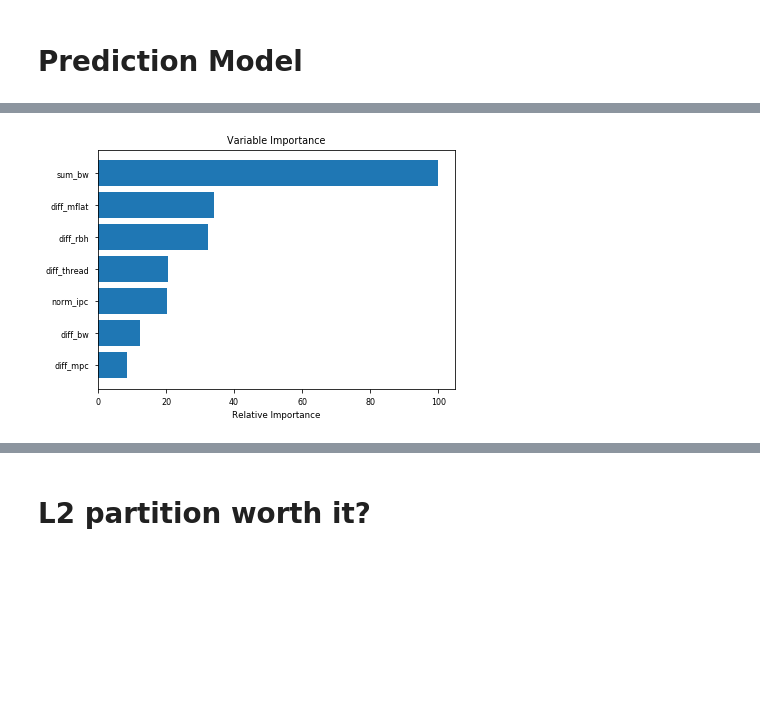
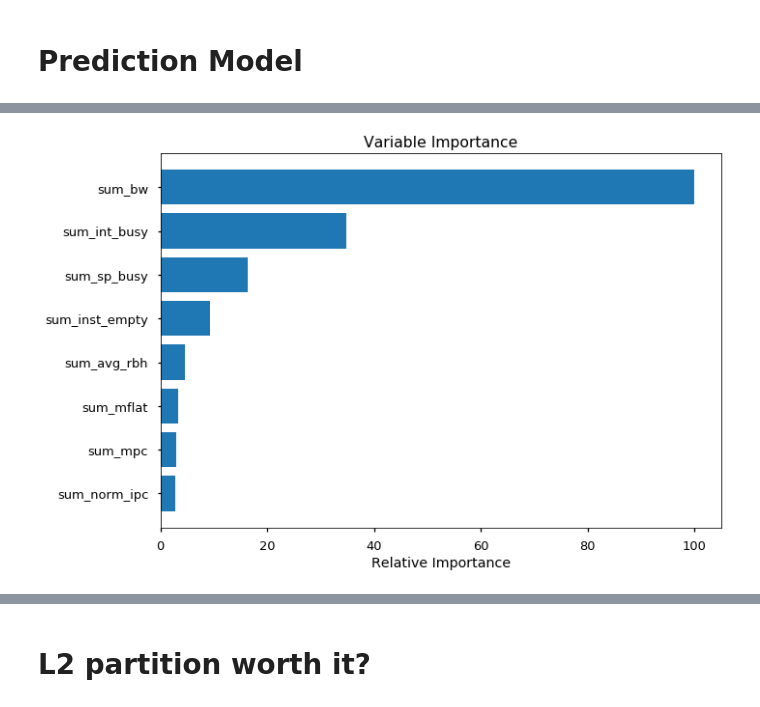
Before and after one commit to UofT-EcoSystem/GPU-Virtualization-Benchmarks, a Jupyter notebook: util/data/notebooks/View_Pairs_Dynamic.ipynb, the cells around one changed output, grey strips where cells are left out. Saved outputs shown, nothing was run; the diff lists cells and outputs as text; code cells hidden in the pictures; blank space fills up the shorter version.

```diff
--- a/util/data/notebooks/View_Pairs_Dynamic.ipynb
+++ b/util/data/notebooks/View_Pairs_Dynamic.ipynb
@@ -82,0 +83,3 @@ plt.show()
+# %%
+sns.set_palette(sns.color_palette("muted"))
+predict.plot_importance(model)
@@ -82,0 +88,6 @@ plt.show()
+# %%
+df_dynamic['1_predicted'] = predict.predict_from_df(model, df_dynamic, 'x')
+df_dynamic['2_predicted'] = predict.predict_from_df(model, df_dynamic, 'y')
+
+df_dynamic['1_delta'] = (df_dynamic['1_predicted'] - df_dynamic['1_sld'])
+df_dynamic['2_delta'] = (df_dynamic['2_predicted'] - df_dynamic['2_sld'])
@@ -82,0 +134,15 @@ plt.show()
+# %%
+fig = plt.figure(figsize=(16, 10))
+# get deltas
+delta1 = df_dynamic['1_delta'].values
+delta2 = df_dynamic['2_delta'].values
+delta = np.concatenate((delta1, delta2))
+# delta = delta * 100
+plt.style.use('seaborn-talk')
+sns.distplot(delta, hist=False, rug=True);
+# sns.distplot(delta, bins=40, kde=False, rug=True);
+plt.xlabel('Absolute Error (Predicted - Actual)')
+plt.ylabel('Density')
+plt.title('Error Distribution')
+# plt.show()
+fig.savefig(os.path.join(HOME, 'data/graphs/grad_boosting_err_dist.pdf'))
@@ -82,0 +153,3 @@ plt.show()
+# %%
+X, y = predict.prepare_ws_datasets(df_dynamic)
+ws_model = predict.train(X, y)
@@ -83,4 +169,4 @@ plt.show()
 # %%
-predict.plot_importance(model)
+predict.plot_importance(ws_model, 'ws')
 # %% [output]
-[figure, old version]
+[figure, new version]
```
Also changed, not shown: parts of 17 cells of this notebook, 1 other file.
